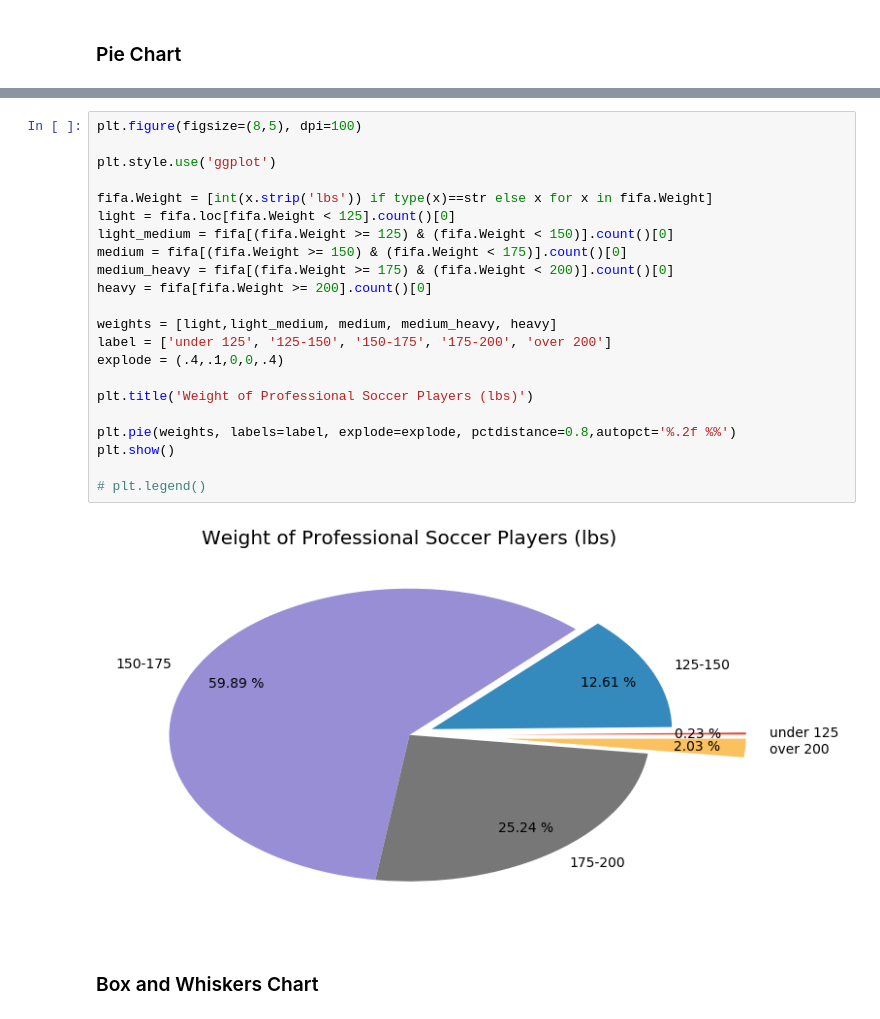
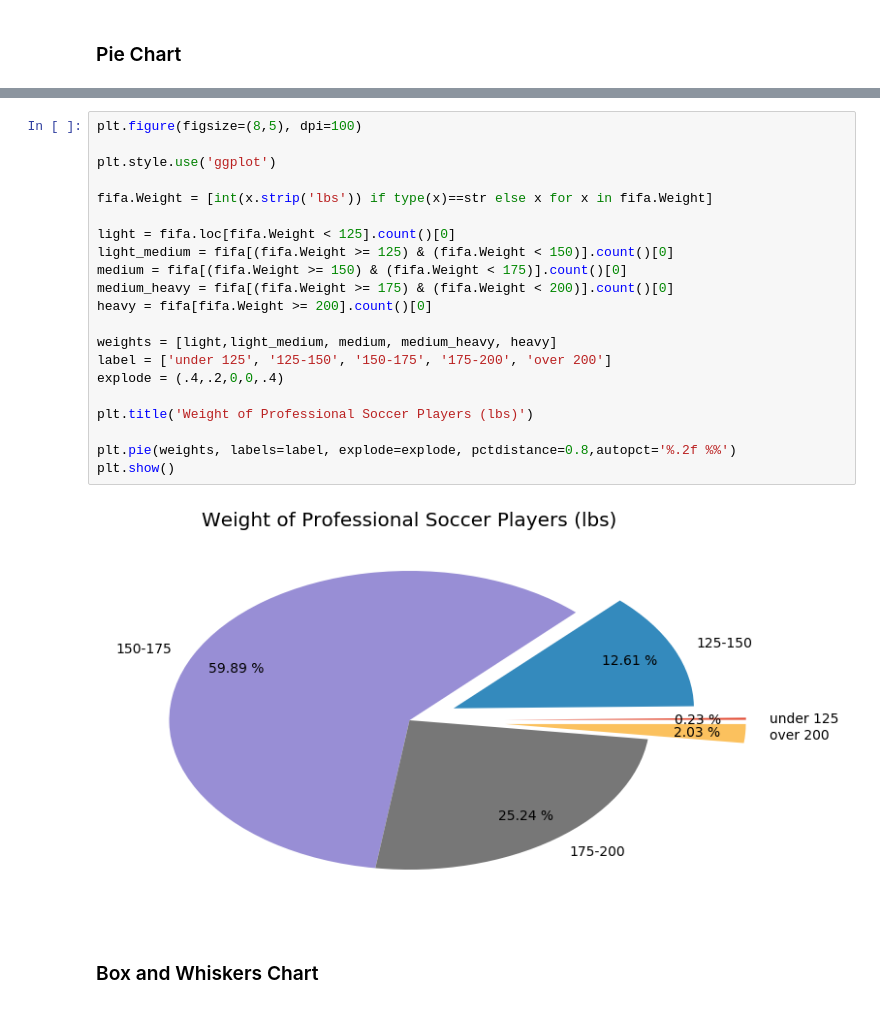
Before and after one commit to KeithGalli/matplotlib_tutorial, a Jupyter notebook: Matplotlib Tutorial.ipynb, the cells around one changed output, grey strips where cells are left out. Cells and saved outputs as stored; diff of their text form.

```diff
--- a/Matplotlib Tutorial.ipynb
+++ b/Matplotlib Tutorial.ipynb
@@ -131,27 +165,26 @@ plt.show()
 # %%
 plt.figure(figsize=(8,5), dpi=100)
 
 plt.style.use('ggplot')
 
 fifa.Weight = [int(x.strip('lbs')) if type(x)==str else x for x in fifa.Weight]
+
 light = fifa.loc[fifa.Weight < 125].count()[0]
 light_medium = fifa[(fifa.Weight >= 125) & (fifa.Weight < 150)].count()[0]
 medium = fifa[(fifa.Weight >= 150) & (fifa.Weight < 175)].count()[0]
 medium_heavy = fifa[(fifa.Weight >= 175) & (fifa.Weight < 200)].count()[0]
 heavy = fifa[fifa.Weight >= 200].count()[0]
 
 weights = [light,light_medium, medium, medium_heavy, heavy]
 label = ['under 125', '125-150', '150-175', '175-200', 'over 200']
-explode = (.4,.1,0,0,.4)
+explode = (.4,.2,0,0,.4)
 
 plt.title('Weight of Professional Soccer Players (lbs)')
 
 plt.pie(weights, labels=label, explode=explode, pctdistance=0.8,autopct='%.2f %%')
 plt.show()
-
-# plt.legend()
 # %% [output]
-[figure, old version]
+[figure, new version]
 # %% [markdown]
 ### Box and Whiskers Chart
 # %%
```
Also changed, not shown: parts of 10 cells of this notebook.
